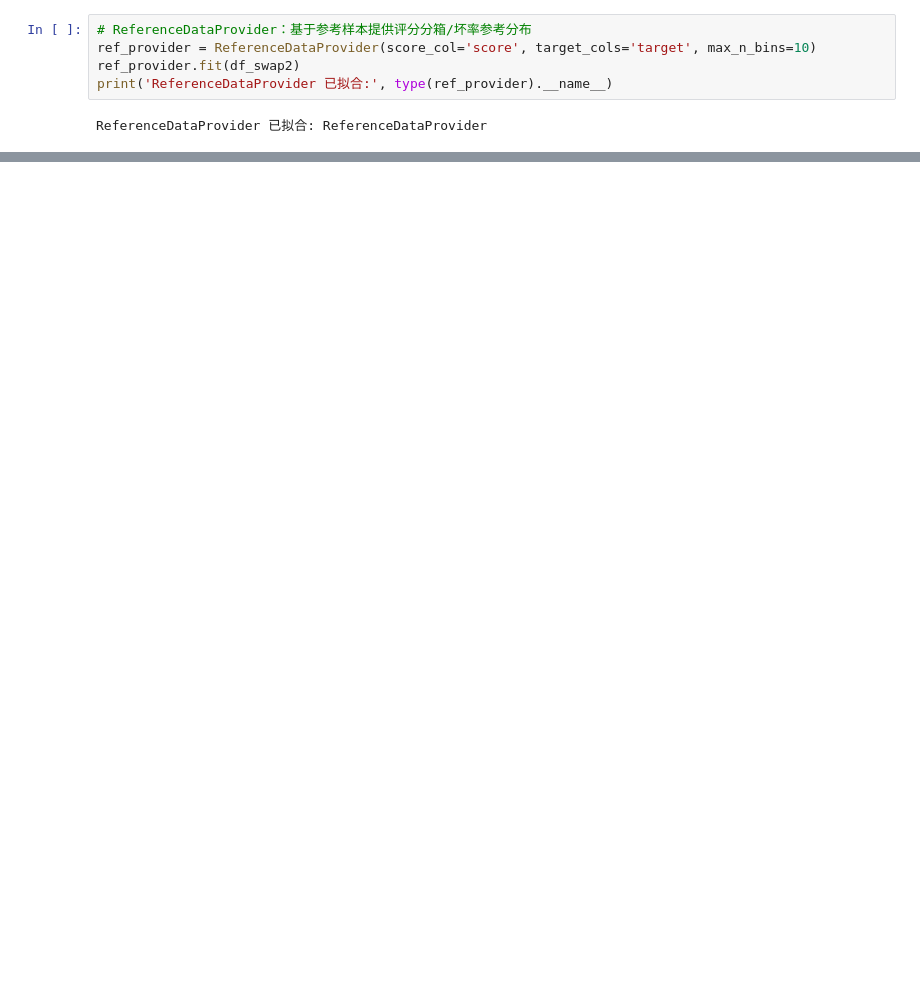
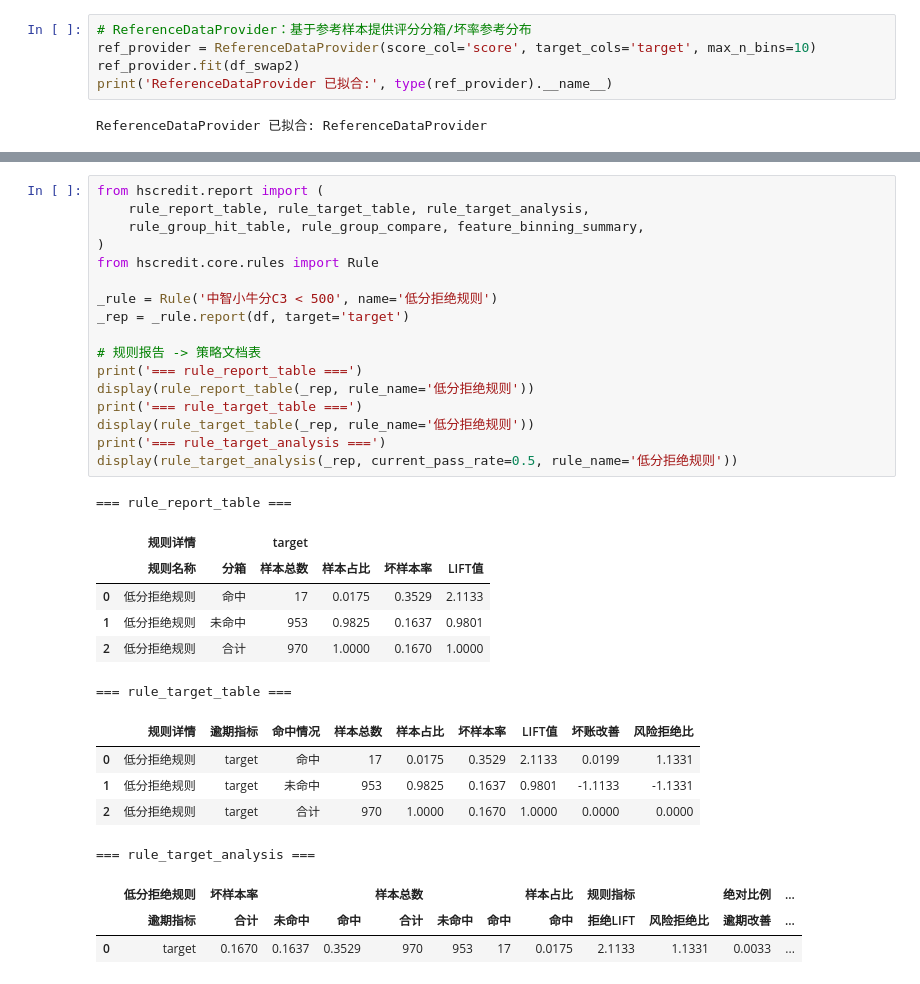
Before and after one commit to hengshu-credit/hscredit, a Jupyter notebook: examples/11_report.ipynb, the cells around one changed output, grey strips where cells are left out. Cells and saved outputs as stored; diff of their text form; blank space fills up the shorter version.

```diff
--- a/examples/11_report.ipynb
+++ b/examples/11_report.ipynb
@@ -1170,0 +1175,33 @@ ReferenceDataProvider 已拟合: ReferenceDataProvider
+# %%
+from hscredit.report import (
+    rule_report_table, rule_target_table, rule_target_analysis,
+    rule_group_hit_table, rule_group_compare, feature_binning_summary,
+)
+from hscredit.core.rules import Rule
+
+_rule = Rule('中智小牛分C3 < 500', name='低分拒绝规则')
+_rep = _rule.report(df, target='target')
+
+# 规则报告 -> 策略文档表
+print('=== rule_report_table ===')
+display(rule_report_table(_rep, rule_name='低分拒绝规则'))
+print('=== rule_target_table ===')
+display(rule_target_table(_rep, rule_name='低分拒绝规则'))
+print('=== rule_target_analysis ===')
+display(rule_target_analysis(_rep, current_pass_rate=0.5, rule_name='低分拒绝规则'))
+# %% [output]
+=== rule_report_table ===
+|  | 规则详情 |  | target |  |  |  |
+|  | 规则名称 | 分箱 | 样本总数 | 样本占比 | 坏样本率 | LIFT值 |
+| 0 | 低分拒绝规则 | 命中 | 17 | 0.0175 | 0.3529 | 2.1133 |
+| 1 | 低分拒绝规则 | 未命中 | 953 | 0.9825 | 0.1637 | 0.9801 |
+| 2 | 低分拒绝规则 | 合计 | 970 | 1.0000 | 0.1670 | 1.0000 |
+=== rule_target_table ===
+|  | 规则详情 | 逾期指标 | 命中情况 | 样本总数 | 样本占比 | 坏样本率 | LIFT值 | 坏账改善 | 风险拒绝比 |
+| 0 | 低分拒绝规则 | target | 命中 | 17 | 0.0175 | 0.3529 | 2.1133 | 0.0199 | 1.1331 |
+| 1 | 低分拒绝规则 | target | 未命中 | 953 | 0.9825 | 0.1637 | 0.9801 | -1.1133 | -1.1331 |
+| 2 | 低分拒绝规则 | target | 合计 | 970 | 1.0000 | 0.1670 | 1.0000 | 0.0000 | 0.0000 |
+=== rule_target_analysis ===
+|  | 低分拒绝规则 | 坏样本率 |  |  | 样本总数 |  |  | 样本占比 | 规则指标 |  | 绝对比例 | ... |
+|  | 逾期指标 | 合计 | 未命中 | 命中 | 合计 | 未命中 | 命中 | 命中 | 拒绝LIFT | 风险拒绝比 | 逾期改善 | ... |
+| 0 | target | 0.1670 | 0.1637 | 0.3529 | 970 | 953 | 17 | 0.0175 | 2.1133 | 1.1331 | 0.0033 | ... |
```
Also changed, not shown: parts of 12 cells of this notebook, 19 other files.
